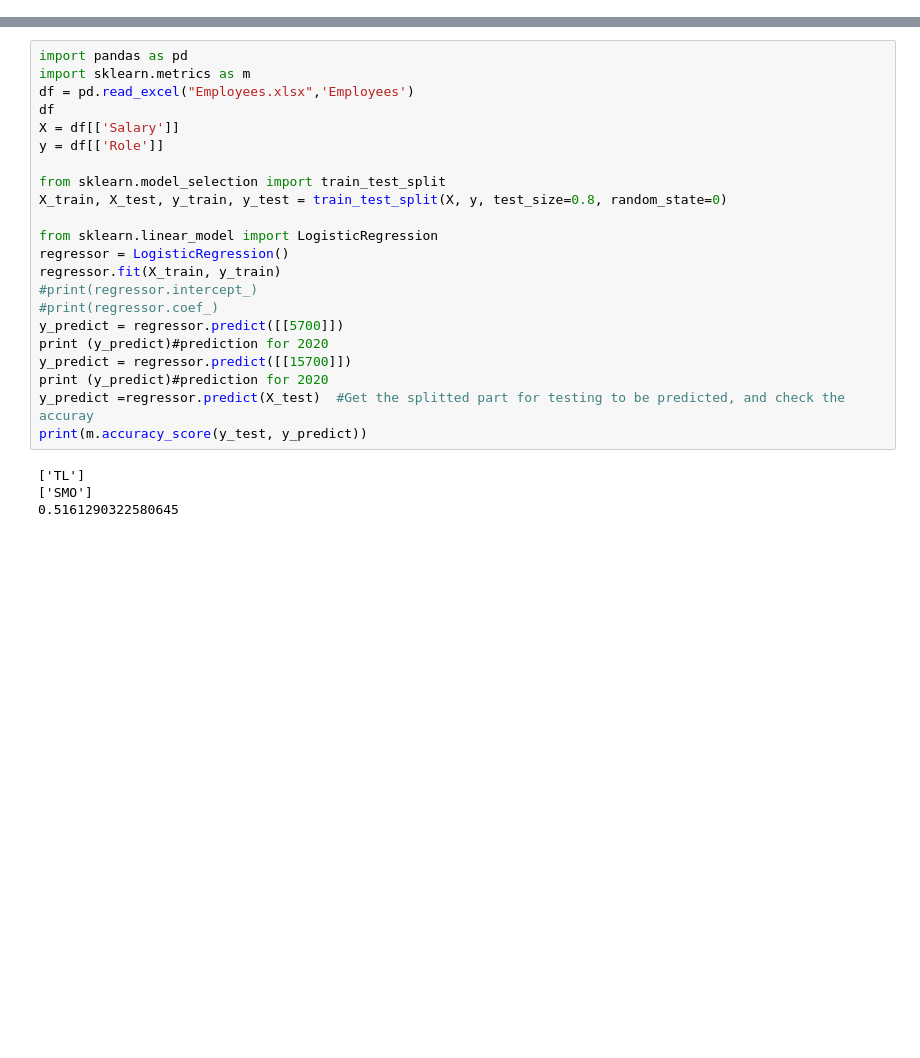
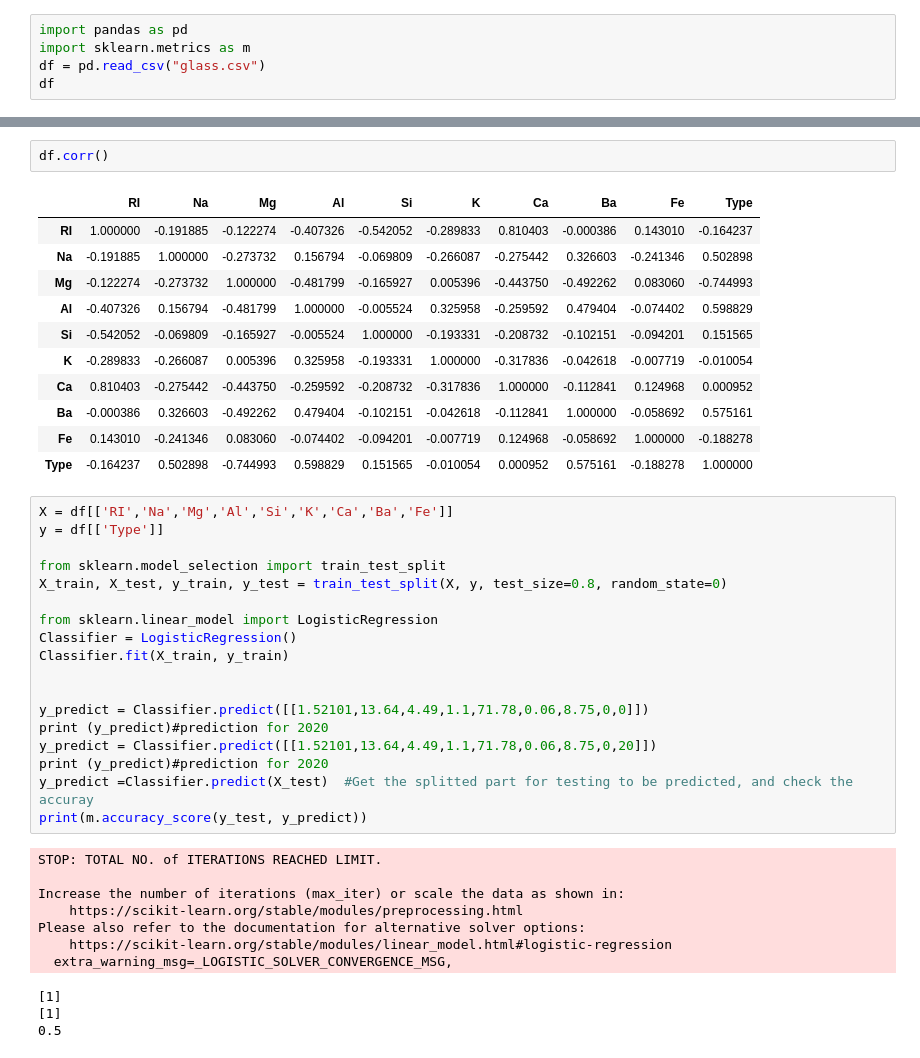
Before and after one commit to Ghoniem-Ghoniem/Machine_Learning, a Jupyter notebook: 02-ML_Classification_Logistic regression.ipynb, the cells around one changed output, grey strips where cells are left out. Cells and saved outputs as stored; diff of their text form; blank space fills up the shorter version.

```diff
--- a/02-ML_Classification_Logistic regression.ipynb
+++ b/02-ML_Classification_Logistic regression.ipynb
@@ -0,0 +1,5 @@
+# %%
+import pandas as pd
+import sklearn.metrics as m
+df = pd.read_csv("glass.csv")
+df
@@ -1,26 +25,43 @@
+# %%
+df.corr()
+# %% [output]
+|  | RI | Na | Mg | Al | Si | K | Ca | Ba | Fe | Type |
+| RI | 1.000000 | -0.191885 | -0.122274 | -0.407326 | -0.542052 | -0.289833 | 0.810403 | -0.000386 | 0.143010 | -0.164237 |
+| Na | -0.191885 | 1.000000 | -0.273732 | 0.156794 | -0.069809 | -0.266087 | -0.275442 | 0.326603 | -0.241346 | 0.502898 |
+| Mg | -0.122274 | -0.273732 | 1.000000 | -0.481799 | -0.165927 | 0.005396 | -0.443750 | -0.492262 | 0.083060 | -0.744993 |
+| Al | -0.407326 | 0.156794 | -0.481799 | 1.000000 | -0.005524 | 0.325958 | -0.259592 | 0.479404 | -0.074402 | 0.598829 |
+| Si | -0.542052 | -0.069809 | -0.165927 | -0.005524 | 1.000000 | -0.193331 | -0.208732 | -0.102151 | -0.094201 | 0.151565 |
+| K | -0.289833 | -0.266087 | 0.005396 | 0.325958 | -0.193331 | 1.000000 | -0.317836 | -0.042618 | -0.007719 | -0.010054 |
+| Ca | 0.810403 | -0.275442 | -0.443750 | -0.259592 | -0.208732 | -0.317836 | 1.000000 | -0.112841 | 0.124968 | 0.000952 |
+| Ba | -0.000386 | 0.326603 | -0.492262 | 0.479404 | -0.102151 | -0.042618 | -0.112841 | 1.000000 | -0.058692 | 0.575161 |
+| Fe | 0.143010 | -0.241346 | 0.083060 | -0.074402 | -0.094201 | -0.007719 | 0.124968 | -0.058692 | 1.000000 | -0.188278 |
+| Type | -0.164237 | 0.502898 | -0.744993 | 0.598829 | 0.151565 | -0.010054 | 0.000952 | 0.575161 | -0.188278 | 1.000000 |
 # %%
-import pandas as pd
-import sklearn.metrics as m
-df = pd.read_excel("Employees.xlsx",'Employees')
-df
-X = df[['Salary']]
-y = df[['Role']]
+X = df[['RI','Na','Mg','Al','Si','K','Ca','Ba','Fe']]
+y = df[['Type']]
 
 from sklearn.model_selection import train_test_split
 X_train, X_test, y_train, y_test = train_test_split(X, y, test_size=0.8, random_state=0)
 
 from sklearn.linear_model import LogisticRegression
-regressor = LogisticRegression()
-regressor.fit(X_train, y_train)
-#print(regressor.intercept_)
-#print(regressor.coef_)
-y_predict = regressor.predict([[5700]])
+Classifier = LogisticRegression()
+Classifier.fit(X_train, y_train)
+
+
+y_predict = Classifier.predict([[1.52101,13.64,4.49,1.1,71.78,0.06,8.75,0,0]])
 print (y_predict)#prediction for 2020
-y_predict = regressor.predict([[15700]])
+y_predict = Classifier.predict([[1.52101,13.64,4.49,1.1,71.78,0.06,8.75,0,20]])
 print (y_predict)#prediction for 2020
-y_predict =regressor.predict(X_test)  #Get the splitted part for testing to be predicted, and check the accuray
+y_predict =Classifier.predict(X_test)  #Get the splitted part for testing to be predicted, and check the accuray
 print(m.accuracy_score(y_test, y_predict))
 # %% [output]
-['TL']
-['SMO']
-0.5161290322580645
+STOP: TOTAL NO. of ITERATIONS REACHED LIMIT.
+
+Increase the number of iterations (max_iter) or scale the data as shown in:
+    https://scikit-learn.org/stable/modules/preprocessing.html
+Please also refer to the documentation for alternative solver options:
+    https://scikit-learn.org/stable/modules/linear_model.html#logistic-regression
+  extra_warning_msg=_LOGISTIC_SOLVER_CONVERGENCE_MSG,
+[1]
+[1]
+0.5
```
Also changed, not shown: parts of 14 cells of this notebook, 19 other files.
